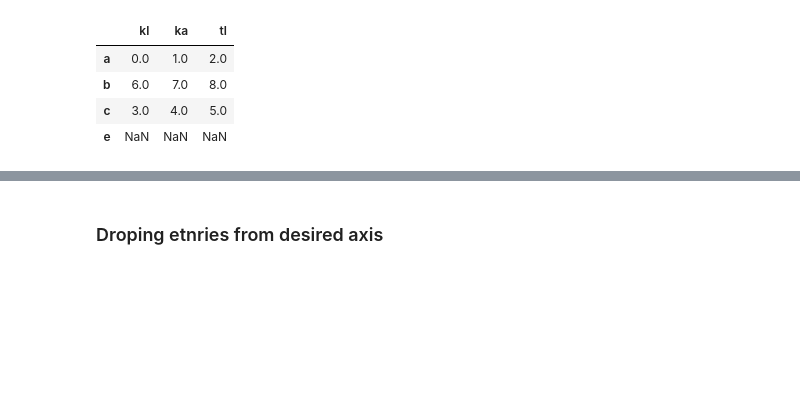
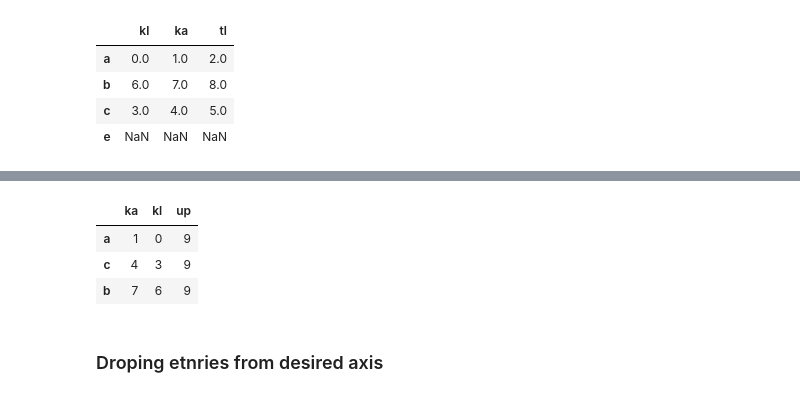
Before and after one commit to ShrajanKumar/python_libraries, a Jupyter notebook: 2pandas.ipynb, the cells around one changed output, grey strips where cells are left out. Saved outputs shown, nothing was run; the diff lists cells and outputs as text; code cells hidden in the pictures; blank space fills up the shorter version.

```diff
--- a/2pandas.ipynb
+++ b/2pandas.ipynb
@@ -428,3 +469,10 @@ df.reindex(columns=['ka','kl','up'])
+# %%
+df.reindex(columns=['ka','kl','up'],fill_value=9)
+# %% [output]
+|  | ka | kl | up |
+| a | 1 | 0 | 9 |
+| c | 4 | 3 | 9 |
+| b | 7 | 6 | 9 |
 # %% [markdown]
 ### Droping etnries from desired axis
 # %%
```
Also changed, not shown: parts of 28 cells of this notebook.
